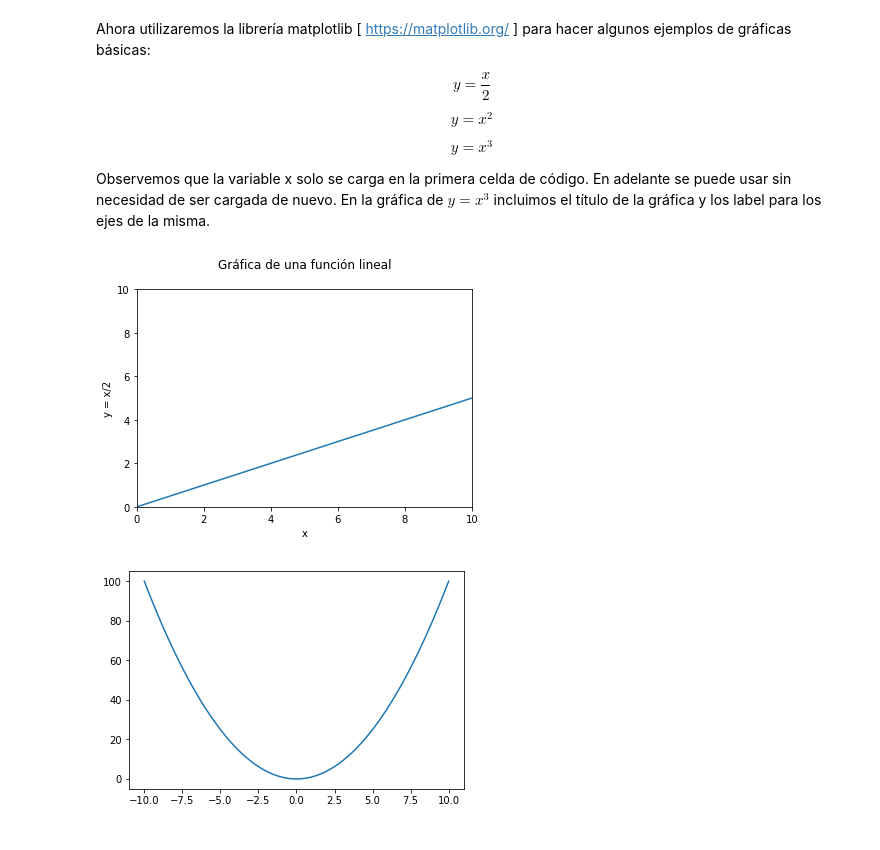
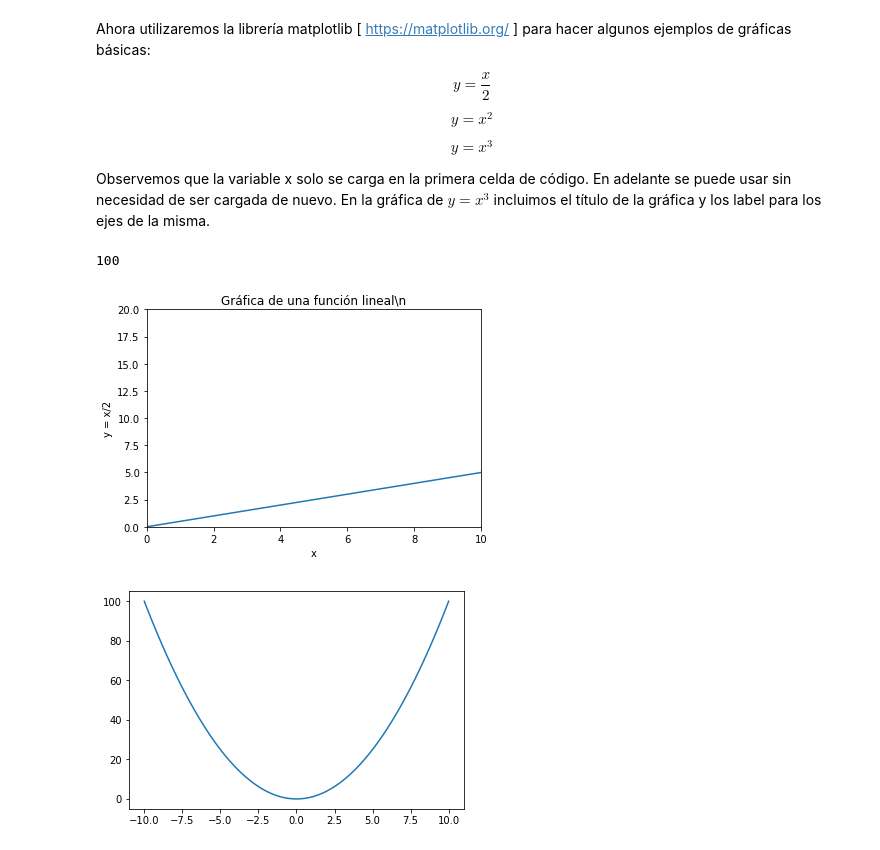
Before and after one commit to arcila-heisman/ml_introductory_labs, a Jupyter notebook: Intro/Intro.ipynb, the cells around one changed output. Cells and saved outputs as stored; diff of their text form; code cells hidden in the pictures.

```diff
--- a/Intro/Intro.ipynb
+++ b/Intro/Intro.ipynb
@@ -367,19 +378,23 @@ Observemos que la variable x solo se carga en la primera celda de código. En ad
 # %%
 ## Importar la librería de matplotlib
 import matplotlib.pyplot as plt
+# %%
+len(x)
+# %% [output]
+100
 # %%
 
 x = np.linspace(-10,10,100)
 y = 0.5*x
 plt.plot(x,y)
-plt.ylim(0,10)
+plt.ylim(0,20)
 plt.xlim(0,10)
 plt.ylabel(r'y = x/2')
 plt.xlabel(r'x')
-plt.title(u"Gráfica de una función lineal\n")
+plt.title(r"Gráfica de una función lineal\n")
 plt.show()
 # %% [output]
-[figure, old version]
+[figure, new version]
 # %%
 #y = x^2
 y = x**2
```
Also changed, not shown: parts of 15 cells of this notebook.
